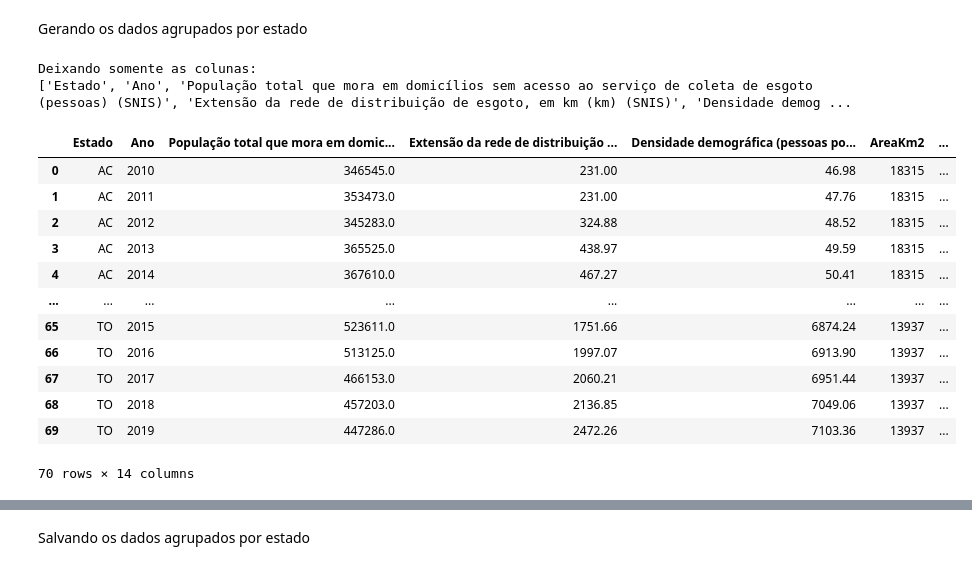
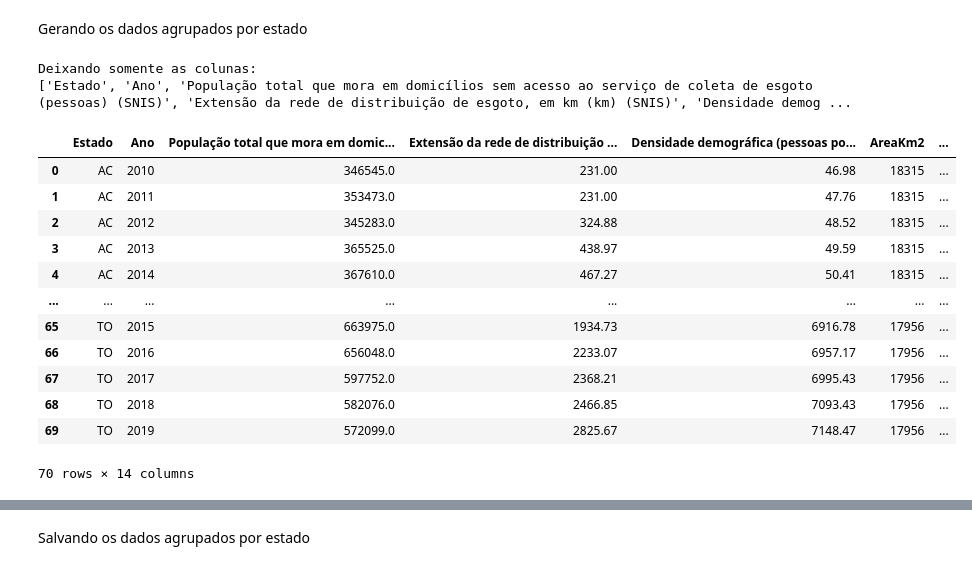
Before and after one commit to george-gca/MO826_IA368_CF044, a Jupyter notebook: notebooks/Pré_Processamento_Dados_de_Saneamento.ipynb, the cells around one changed output, grey strips where cells are left out. Saved outputs shown, nothing was run; the diff lists cells and outputs as text; code cells hidden in the pictures.

```diff
--- a/notebooks/Pré_Processamento_Dados_de_Saneamento.ipynb
+++ b/notebooks/Pré_Processamento_Dados_de_Saneamento.ipynb
@@ -493,26 +498,26 @@ df_merged_filtered.to_csv('desmat_dengue_san.csv', index=False)
 # %% [markdown]
 Gerando os dados agrupados por estado
 # %%
-df_merged_states = df_merged_filtered.groupby(['Estado', 'Ano']).sum().reset_index()
+df_merged_states = df_merged.groupby(['Estado', 'Ano']).sum().reset_index()
 columns_to_remove = {'Municipio', 'Lat', 'Long',
                      'Parcela da população total que mora em domicílios sem acesso ao serviço de coleta de esgoto (% da população) (SNIS)'}
 columns = [c for c in df_merged_states.columns if c not in columns_to_remove]
 print(f'Deixando somente as colunas:\n{columns}\n')
 df_merged_states = df_merged_states[columns]
 df_merged_states
 # %% [output]
 Deixando somente as colunas:
 ['Estado', 'Ano', 'População total que mora em domicílios sem acesso ao serviço de coleta de esgoto (pessoas) (SNIS)', 'Extensão da rede de distribuição de esgoto, em km (km) (SNIS)', 'Densidade demog ...
 |  | Estado | Ano | População total que mora em domic... | Extensão da rede de distribuição ... | Densidade demográfica (pessoas po... | AreaKm2 | ... |
 | 0 | AC | 2010 | 346545.0 | 231.00 | 46.98 | 18315 | ... |
 | 1 | AC | 2011 | 353473.0 | 231.00 | 47.76 | 18315 | ... |
 | 2 | AC | 2012 | 345283.0 | 324.88 | 48.52 | 18315 | ... |
 | 3 | AC | 2013 | 365525.0 | 438.97 | 49.59 | 18315 | ... |
 | 4 | AC | 2014 | 367610.0 | 467.27 | 50.41 | 18315 | ... |
 | ... | ... | ... | ... | ... | ... | ... | ... |
-| 65 | TO | 2015 | 523611.0 | 1751.66 | 6874.24 | 13937 | ... |
-| 66 | TO | 2016 | 513125.0 | 1997.07 | 6913.90 | 13937 | ... |
-| 67 | TO | 2017 | 466153.0 | 2060.21 | 6951.44 | 13937 | ... |
-| 68 | TO | 2018 | 457203.0 | 2136.85 | 7049.06 | 13937 | ... |
-| 69 | TO | 2019 | 447286.0 | 2472.26 | 7103.36 | 13937 | ... |
+| 65 | TO | 2015 | 663975.0 | 1934.73 | 6916.78 | 17956 | ... |
+| 66 | TO | 2016 | 656048.0 | 2233.07 | 6957.17 | 17956 | ... |
+| 67 | TO | 2017 | 597752.0 | 2368.21 | 6995.43 | 17956 | ... |
+| 68 | TO | 2018 | 582076.0 | 2466.85 | 7093.43 | 17956 | ... |
+| 69 | TO | 2019 | 572099.0 | 2825.67 | 7148.47 | 17956 | ... |
 70 rows × 14 columns
```
Also changed, not shown: parts of 9 cells of this notebook, 3 other files.
